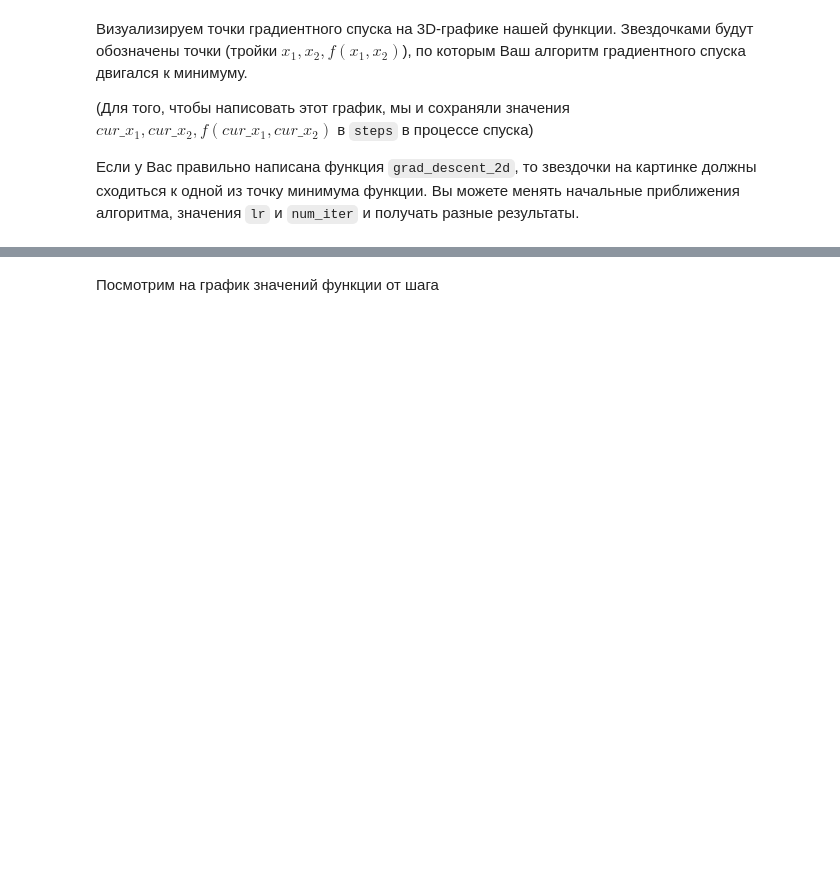
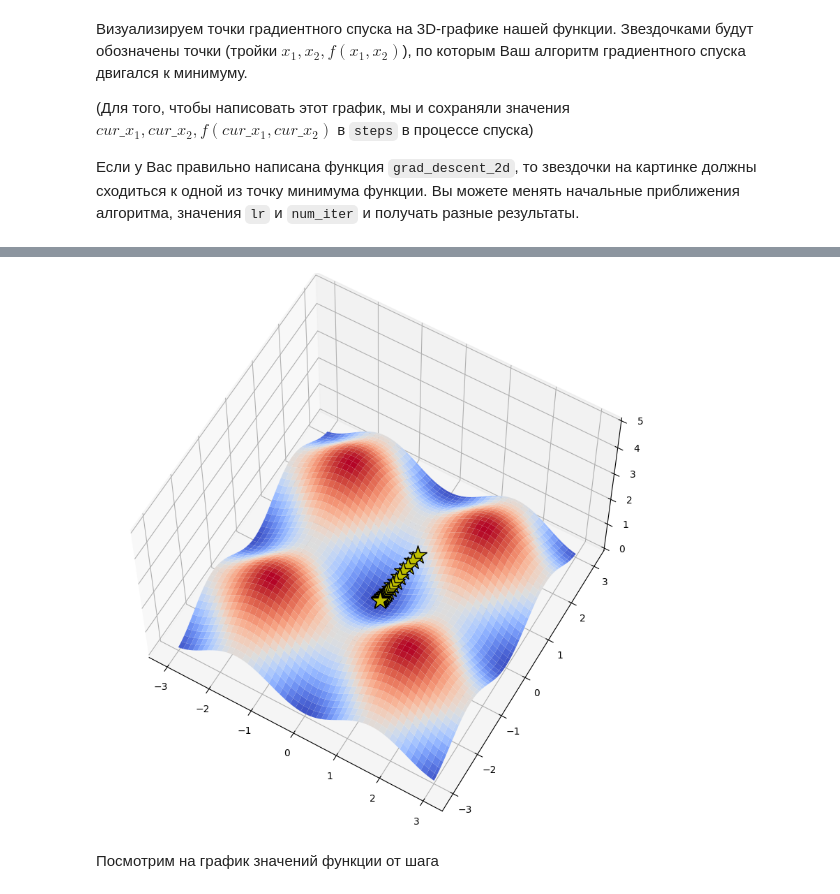
Before and after one commit to ilev-sergey/deep-learning-school, a Jupyter notebook: [homework]linear_models_fall_2021.ipynb, the cells around one changed output, grey strips where cells are left out. Saved outputs shown, nothing was run; the diff lists cells and outputs as text; code cells hidden in the pictures; blank space fills up the shorter version.

```diff
--- a/[homework]linear_models_fall_2021.ipynb
+++ b/[homework]linear_models_fall_2021.ipynb
@@ -52,7 +52,8 @@ def grad_f(x):
     :param x: np.array[2]: float вектор длины 2
     :return: np.array[2]: float вектор длины 2
     """
-    return #YOUR CODE
+    # 2*sin(x)*cos(x) = sin(2x)
+    return np.sin(2*x)
 # %%
 # Проверим, что градиент принимает вектор из двух чисел и выдает на этой точке верное значение
 assert np.allclose(grad_f(np.array([1, 2])),
@@ -74,13 +75,13 @@ def grad_descent_2d(f, grad_f, lr, num_iter=100, x0=None):
     # в процессе град. спуска в переменную history
     history = []
 
-    # итерация цикла -- шаг градиентнго спуска
+    # итерация цикла -- шаг градиентного спуска
     curr_x = x0.copy()
     for iter_num in range(num_iter):
         entry = np.hstack((curr_x, f(curr_x)))
         history.append(entry)
 
-        curr_x -= #  YOUR CODE. Не забудьте про lr!
+        curr_x -= lr * grad_f(curr_x)
 
     return np.vstack(history)
 # %% [markdown]
@@ -98,32 +120,34 @@ steps
 # %%
 # %matplotlib osx
 
 from mpl_toolkits.mplot3d import Axes3D
 import matplotlib.pyplot as plt
 from matplotlib import cm
 import numpy as np
 
 path = []
 
 X, Y = np.meshgrid(np.linspace(-3, 3, 100), np.linspace(-3, 3, 100))
 
 fig = plt.figure(figsize=(16, 10))
-ax = fig.gca(projection='3d')
+ax = fig.add_subplot(projection = '3d')
 
 zs = np.array([f(np.array([x,y]))
               for x, y in zip(np.ravel(X), np.ravel(Y))])
 Z = zs.reshape(X.shape)
 
 
 ax.plot_surface(X, Y, Z, cmap=cm.coolwarm, zorder=2)
 
 ax.plot(xs=steps[:, 0], ys=steps[:, 1], zs=steps[:, 2],
         marker='*', markersize=20, zorder=3,
         markerfacecolor='y', lw=3, c='black')
 
 ax.set_zlim(0, 5)
 ax.view_init(elev=60)
 plt.show()
+# %% [output]
+[figure, added]
 # %% [markdown]
 Посмотрим на график значений функции от шага
 # %%
```
Also changed, not shown: parts of 12 cells of this notebook.
